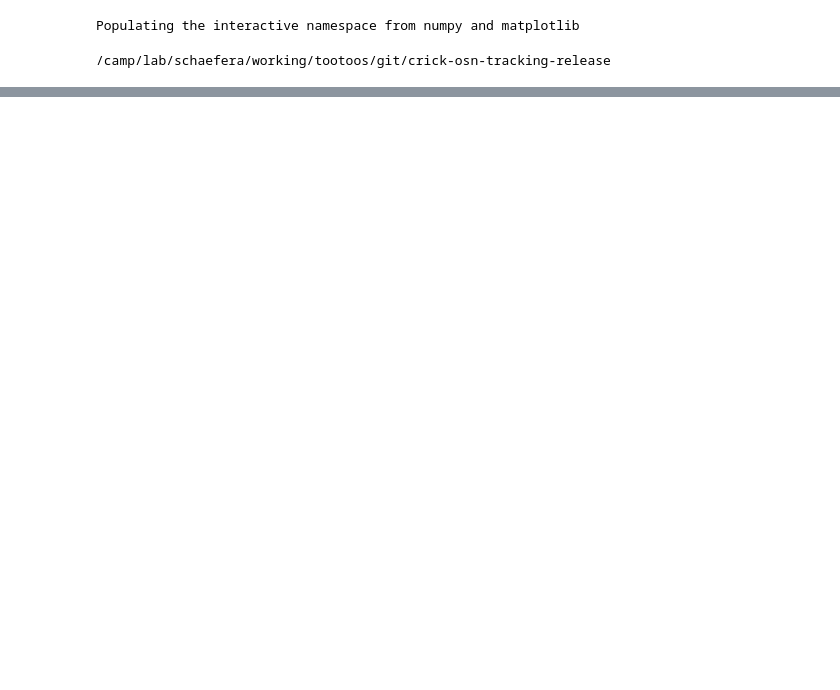
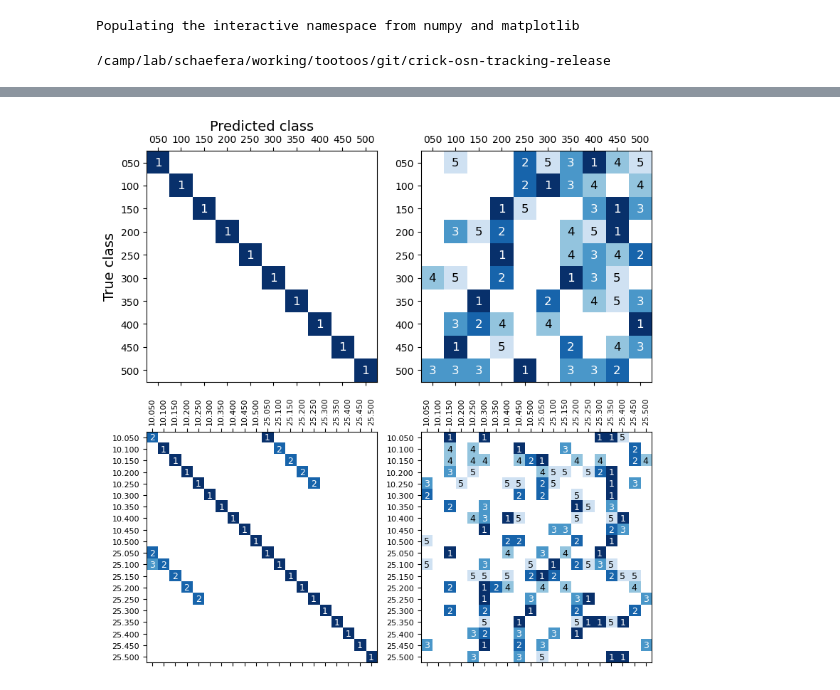
Before and after one commit to stootoon/crick-osn-model-release, a Jupyter notebook: multiple-glomeruli-multiple-amps/make_figures_decoding_delay_conc.ipynb, the cells around one changed output, grey strips where cells are left out. Saved outputs shown, nothing was run; the diff lists cells and outputs as text; code cells hidden in the pictures; blank space fills up the shorter version.

```diff
--- a/multiple-glomeruli-multiple-amps/make_figures_decoding_delay_conc.ipynb
+++ b/multiple-glomeruli-multiple-amps/make_figures_decoding_delay_conc.ipynb
@@ -62,0 +58,29 @@ tight_layout()
+# %%
+print1    = lambda x: int(x) if not np.isnan(x) else ""
+label_cm  = lambda cm,th,fsz=10,cols="wk": [text(j,i, print1(cm[i,j]),fontsize=fsz,verticalalignment="center", horizontalalignment="center", color=cols[0] if cm[i,j] > th else cols[1]) if cm[i,j] else [] for j in range(cm.shape[1]) for i in range(cm.shape[0])]
+set_ticks = lambda labs: [(ticks_fun(arange(len(labs))), tickslabel_fun(labs)) for (ticks_fun, tickslabel_fun) in [(gca().set_xticks, gca().set_xticklabels), (gca().set_yticks, gca().set_yticklabels)]]
+def plot_confusion_matrix(cm, labs, th = 0, ranks = False, max_rank=np.inf, fsz=12, **kwargs):
+    vals = confusion_matrix_as_ranks(cm) if ranks else copy(cm)
+    vals = vals.astype(float)
+    if ranks:
+        vals[vals>max_rank] = nan
+    matshow(vals, **kwargs)
+    set_ticks(labs)
+    label_cm(vals, th, fsz=fsz, cols="kw")
+# %%
+# Now the confusion matrix for concentration
+figure(figsize=(8,8))
+cm_conc   = data["conc"]["confusion_matrix"]
+subplot(2,2,1); plot_confusion_matrix(data["conc"]["confusion_matrix"],       concs, th = 3, ranks=True, cmap=cm.Blues_r, vmin=1,vmax=6, max_rank=5, fignum=False);
+xlabel("Predicted class", fontsize=14); ylabel("True class", fontsize=14); gca().xaxis.set_label_position('top');
+subplot(2,2,2); plot_confusion_matrix(data["conc_shuf"]["confusion_matrix"],  concs, th = 3, ranks=True, cmap=cm.Blues_r, vmin=1,vmax=6, max_rank=5, fignum=False)
+subplot(2,2,3); plot_confusion_matrix(data["delay.conc"]["confusion_matrix"], delay_concs, fsz = 9, th = 3, ranks=True, cmap=cm.Blues_r, vmin=1,vmax=6, max_rank=5, fignum=False)
+gca().set_xticks(arange(len(delay_concs))); gca().set_xticklabels(delay_concs,fontsize=8, rotation=90)
+gca().set_yticks(arange(len(delay_concs))); gca().set_yticklabels(delay_concs,fontsize=8)
+subplot(2,2,4); plot_confusion_matrix(data["delay.conc_shuf"]["confusion_matrix"], delay_concs, fsz = 9, th = 3, ranks=True, cmap=cm.Blues_r, vmin=1,vmax=6, max_rank=5, fignum=False)
+gca().set_xticks(arange(len(delay_concs))); gca().set_xticklabels(delay_concs,fontsize=8, rotation=90)
+gca().set_yticks(arange(len(delay_concs))); gca().set_yticklabels(delay_concs,fontsize=8)
+tight_layout()
+savefig("confusion_matrices.pdf", bbox_inches="tight")
+# %% [output]
+[figure, added]
```
Also changed, not shown: parts of 5 cells of this notebook, 3 other files.
